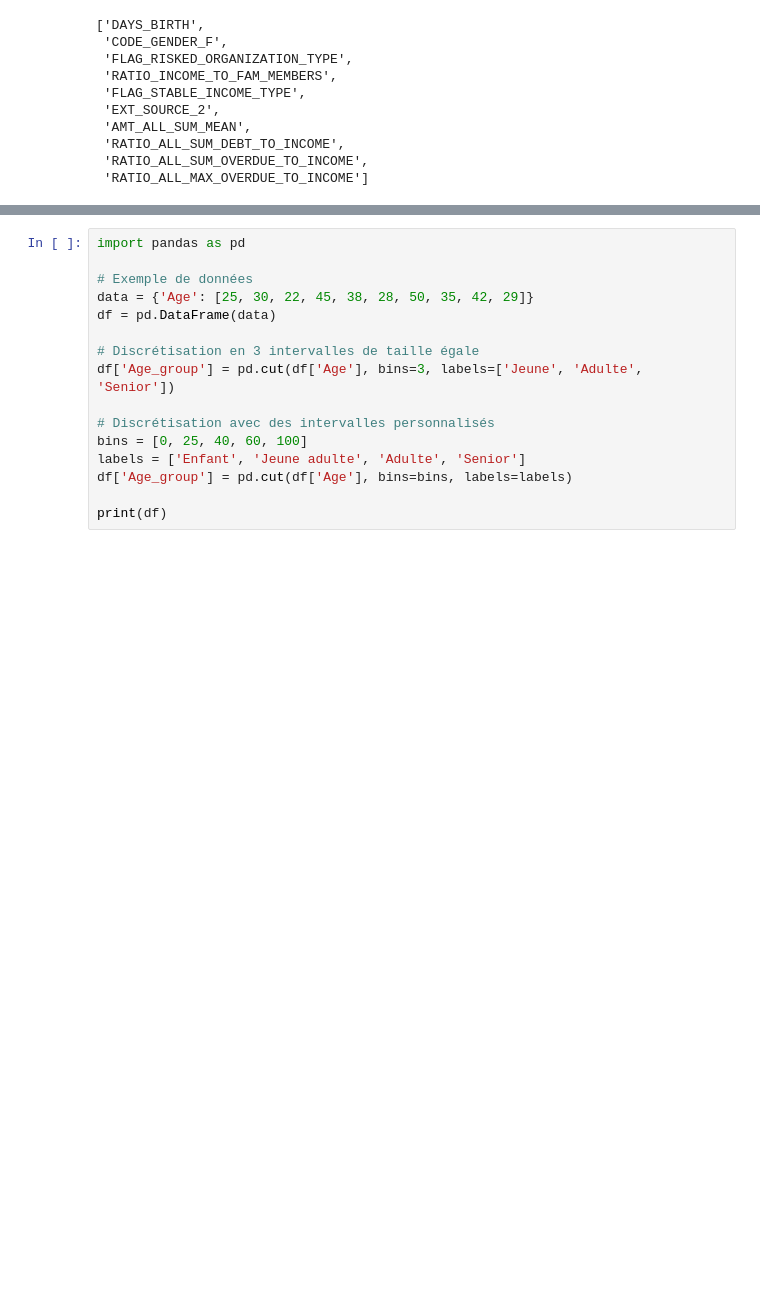
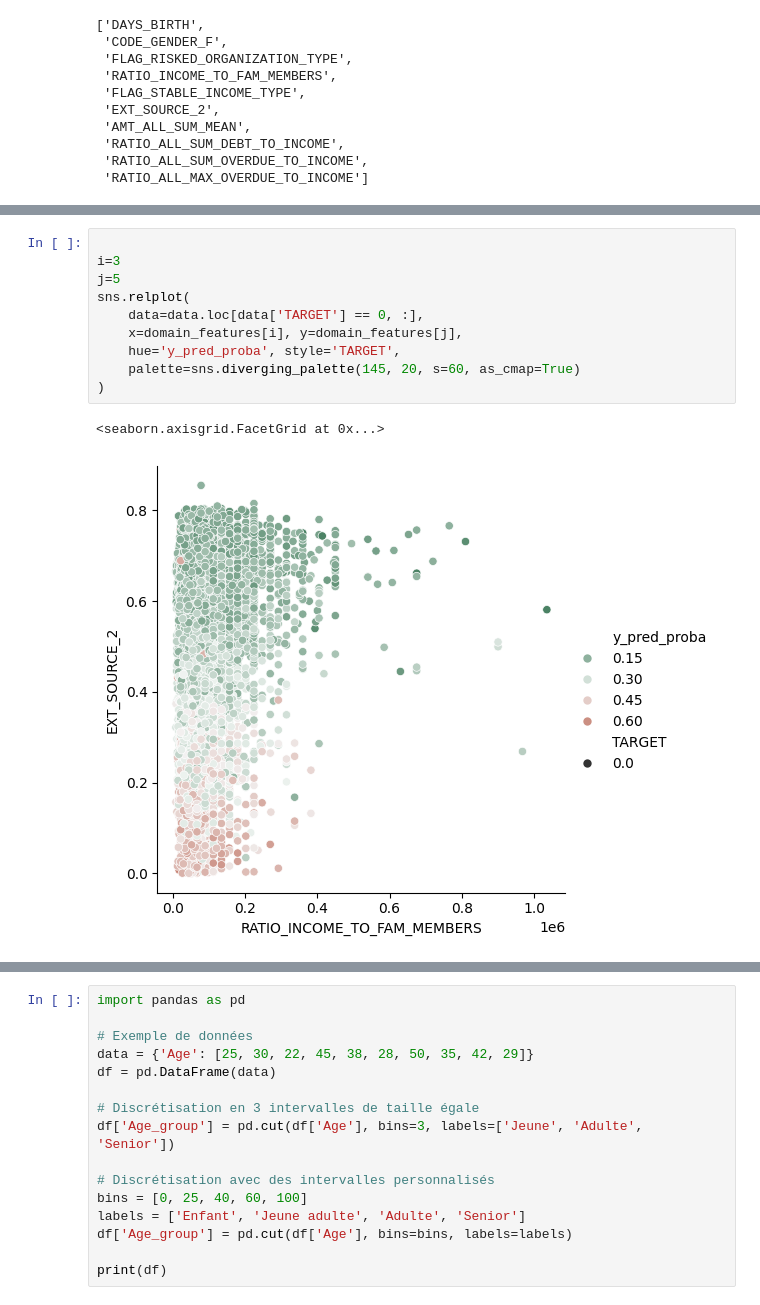
Before and after one commit to gbujo/OpenClassroom-PJ_7, a Jupyter notebook: sources/dashboard/Prepa_dashboard.ipynb, the cells around one changed output, grey strips where cells are left out. Saved outputs shown, nothing was run; the diff lists cells and outputs as text; blank space fills up the shorter version.

```diff
--- a/sources/dashboard/Prepa_dashboard.ipynb
+++ b/sources/dashboard/Prepa_dashboard.ipynb
@@ -544,0 +552,13 @@ sns.relplot(data, x=domain_features[i], y=domain_features[j], hue='y_pred_proba'
+# %%
+
+i=3
+j=5
+sns.relplot(
+    data=data.loc[data['TARGET'] == 0, :],
+    x=domain_features[i], y=domain_features[j],
+    hue='y_pred_proba', style='TARGET',
+    palette=sns.diverging_palette(145, 20, s=60, as_cmap=True)
+)
+# %% [output]
+<seaborn.axisgrid.FacetGrid at 0x...>
+[figure, added]
```
Also changed, not shown: parts of 27 cells of this notebook, 2 other files.
